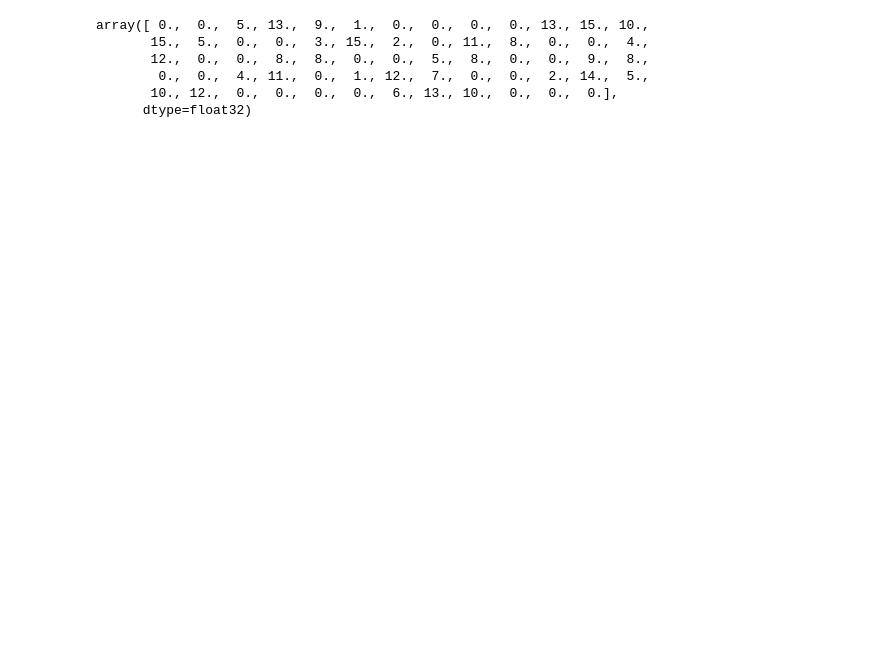
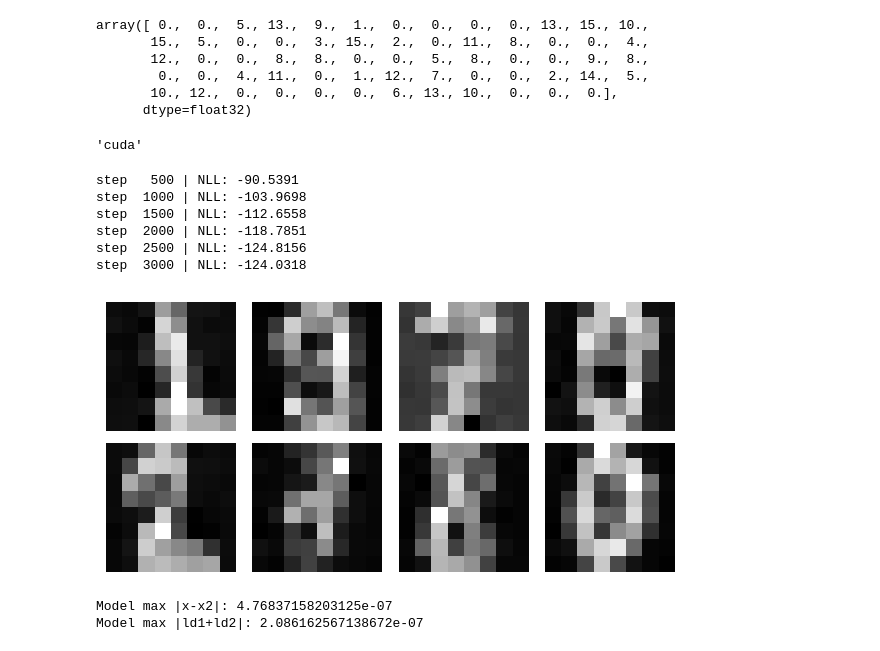
Before and after one commit to Hanifemam/generative-models, a Jupyter notebook: flow/realNVP.ipynb, the cells around one changed output. Cells and saved outputs as stored; diff of their text form; code cells hidden in the pictures; blank space fills up the shorter version.

Commit message:
RealNVP finished

```diff
--- a/flow/realNVP.ipynb
+++ b/flow/realNVP.ipynb
@@ -110,0 +170,5 @@ class AffineCoupling(nn.Module):
+# %%
+device = "cuda" if torch.cuda.is_available() else "cpu"
+device
+# %% [output]
+'cuda'
@@ -110,0 +179,75 @@ class AffineCoupling(nn.Module):
+# %%
+def train_realnvp_2d(model, data, steps=5000, batch_size=32, lr=1e-3, max_grad_norm=10.0):
+    opt = torch.optim.Adam(model.parameters(), lr=lr)
+
+    for step in range(1, steps + 1):
+        idx = torch.randint(0, data.size(0), (batch_size,), device=data.device)
+        x = data[idx]
+
+        logp = model.log_prob(x)  # (B,)
+        loss = -logp.mean()
+
+        opt.zero_grad()
+        loss.backward()
+        if max_grad_norm is not None:
+            torch.nn.utils.clip_grad_norm_(model.parameters(), max_grad_norm)
+        opt.step()
+
+        if step % 500 == 0:
+            print(f"step {step:5d} | NLL: {loss.item():.4f}")
+# %%
+# Training RealNVP on Digits dataset (64-D)
+# Digits values are in [0,16]; scale to [0,1] for stability.
+
+digits = Digits(mode='train')
+data_np = digits.data.astype(np.float32) / 16.0
+
+# Ensure contiguous float32 array
+import numpy as np
+data_np = np.asarray(data_np, dtype=np.float32)
+
+data_custom = torch.tensor(data_np, dtype=torch.float32, device=device)
+D_custom = data_custom.shape[1]
+
+model_custom = RealNVP(dim=D_custom, n_coupling=8, hidden=256, use_permute=False).to(device)
+
+train_realnvp_2d(model_custom, data_custom, steps=3000, batch_size=256, lr=5e-4, max_grad_norm=10.0)
+
+# Draw samples
+your_samples = model_custom.sample(256, device=device).cpu()
+
+# Optional: inspect a few samples as 8x8 images
+import matplotlib.pyplot as plt
+fig, axes = plt.subplots(2, 4, figsize=(6,3))
+for ax, img in zip(axes.flatten(), your_samples[:8]):
+    ax.imshow(img.view(8, 8), cmap='gray')
+    ax.axis('off')
+plt.tight_layout()
+plt.show()
+# %% [output]
+step   500 | NLL: -90.5391
+step  1000 | NLL: -103.9698
+step  1500 | NLL: -112.6558
+step  2000 | NLL: -118.7851
+step  2500 | NLL: -124.8156
+step  3000 | NLL: -124.0318
+[figure, added]
+# %%
+def check_invertibility_model():
+    torch.manual_seed(0)
+    model = RealNVP(dim=2, n_coupling=6, hidden=64, use_permute=False)
+    x = torch.randn(256, 2)
+
+    z, ld1 = model.fwd(x)
+    x2, ld2 = model.inv(z)
+
+    max_err = (x - x2).abs().max().item()
+    max_ld_err = (ld1 + ld2).abs().max().item()
+    print("Model max |x-x2|:", max_err)
+    print("Model max |ld1+ld2|:", max_ld_err)
+
+
+check_invertibility_model()
+# %% [output]
+Model max |x-x2|: 4.76837158203125e-07
+Model max |ld1+ld2|: 2.086162567138672e-07
```
Also changed, not shown: parts of 11 cells of this notebook.
